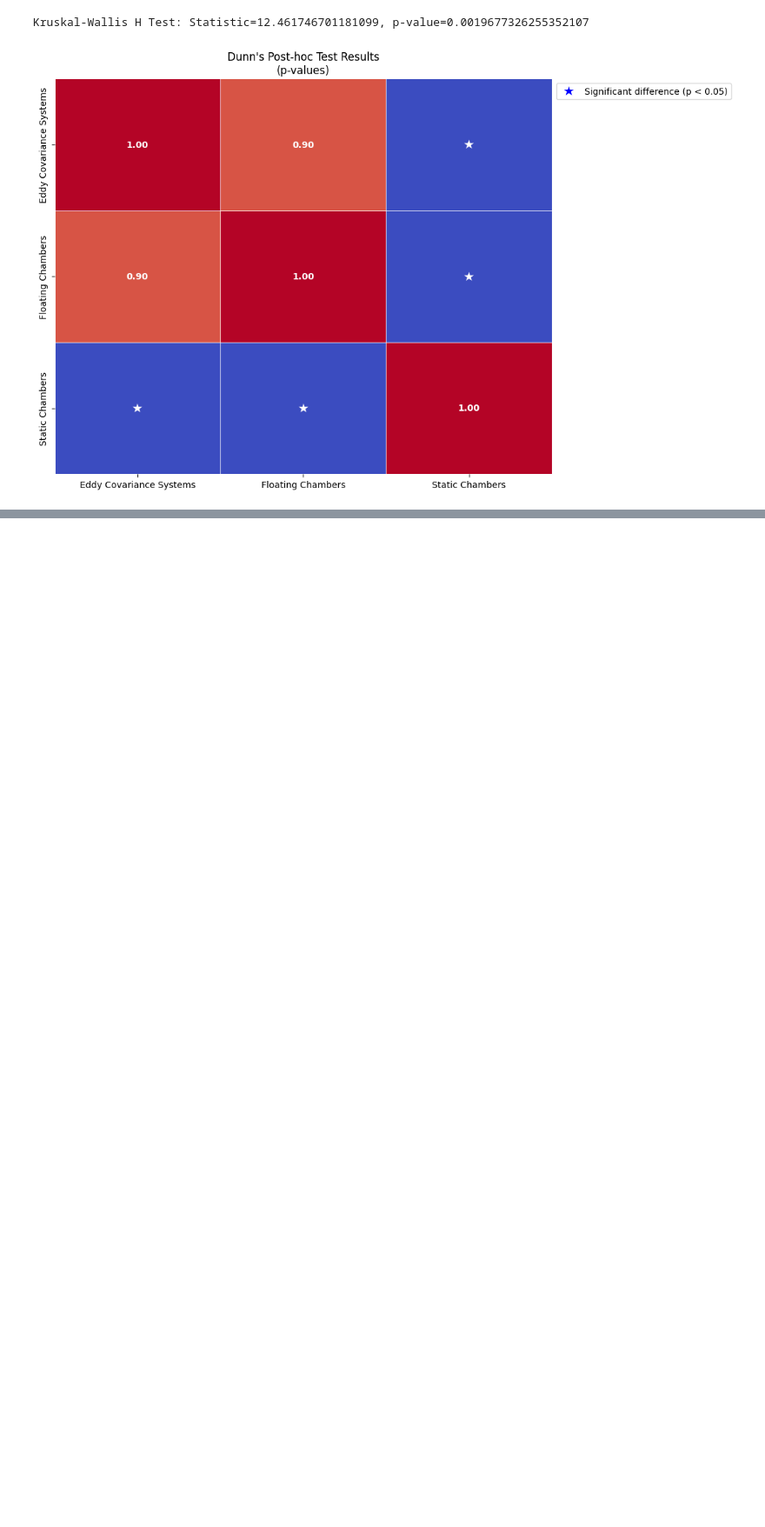
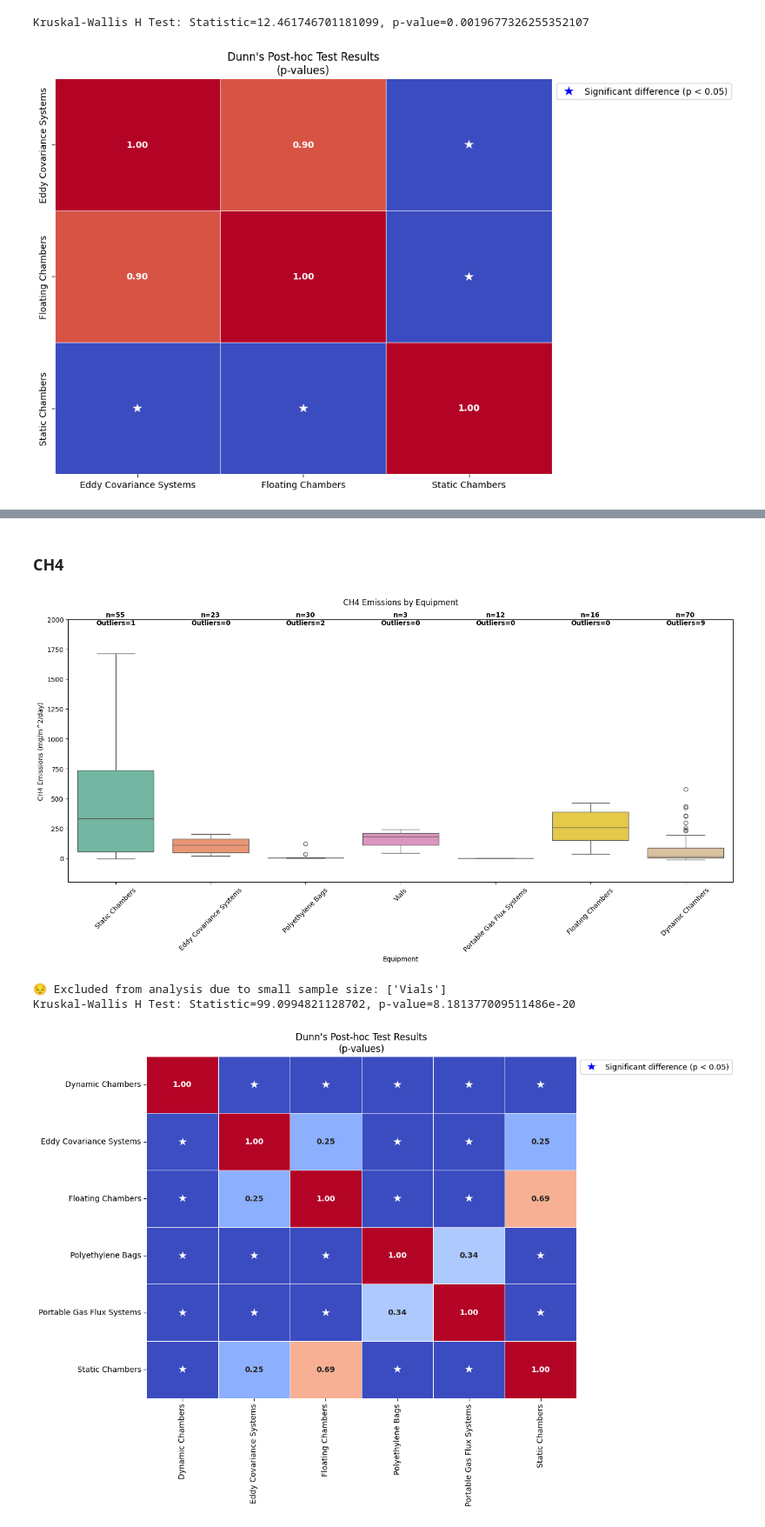
Before and after one commit to cavs1010/wetland_data_ana, a Jupyter notebook: data_analysis.ipynb, the cells around one changed output, grey strips where cells are left out. Shown at 87% size. Saved outputs shown, nothing was run; the diff lists cells and outputs as text; code cells hidden in the pictures; blank space fills up the shorter version.

```diff
--- a/data_analysis.ipynb
+++ b/data_analysis.ipynb
@@ -607,0 +315,9 @@ Kruskal-Wallis H Test: Statistic=99.0994821128702, p-value=8.181377009511486e-20
+# %% [markdown]
+### CH4
+# %%
+create_boxplot_and_stats(df = ch4_data, value_column = 'Flux_Value', category_column = 'Equipment', y_label = 'CH4 Emissions (mg/m^2/day)', title_prefix = 'CH4 Emissions', min_sample_size=10, y_limits=(-200, 2000))
+# %% [output]
+[figure, added]
+😔 Excluded from analysis due to small sample size: ['Vials']
+Kruskal-Wallis H Test: Statistic=99.0994821128702, p-value=8.181377009511486e-20
+[figure, added]
```
Also changed, not shown: parts of 7 cells of this notebook.
